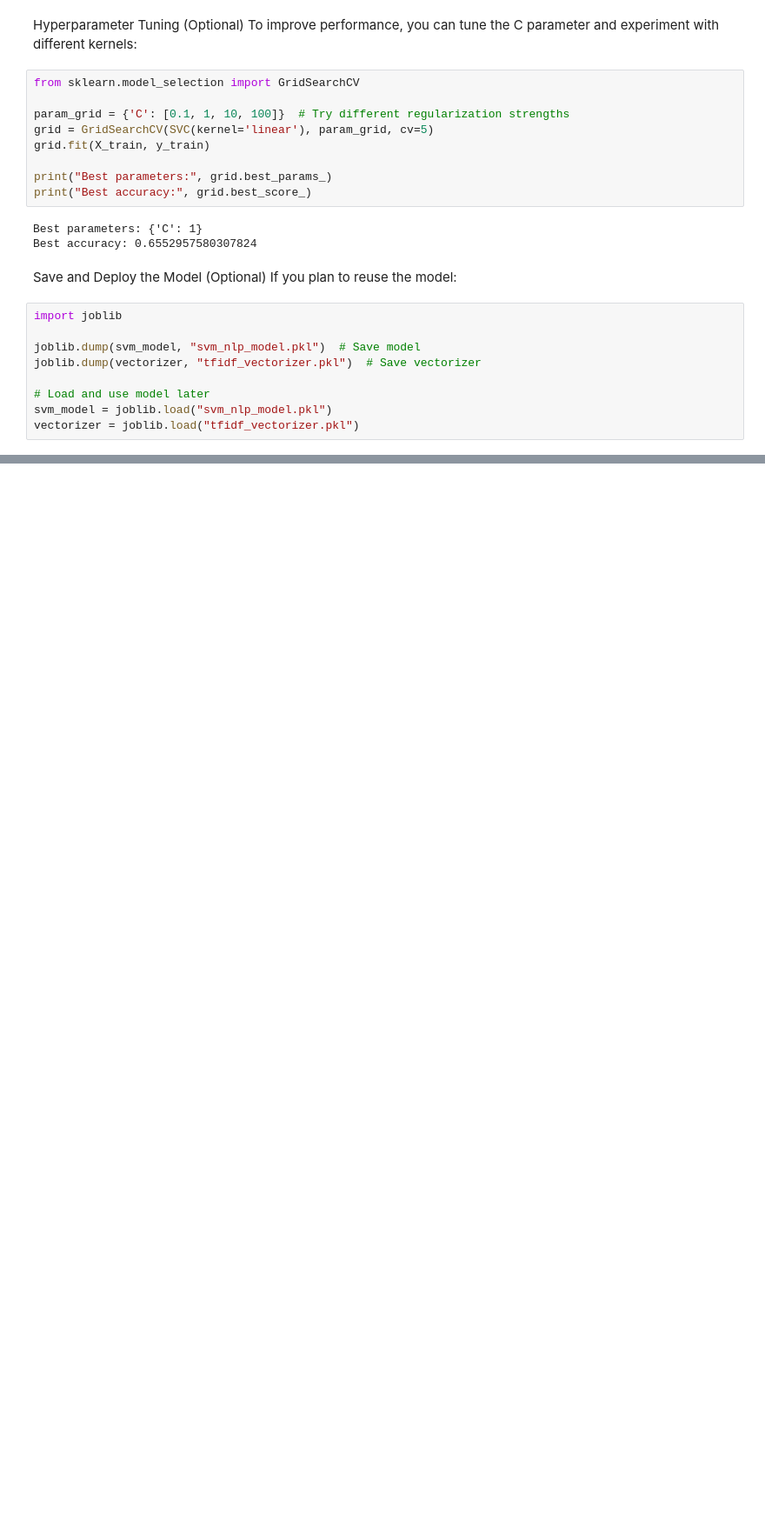
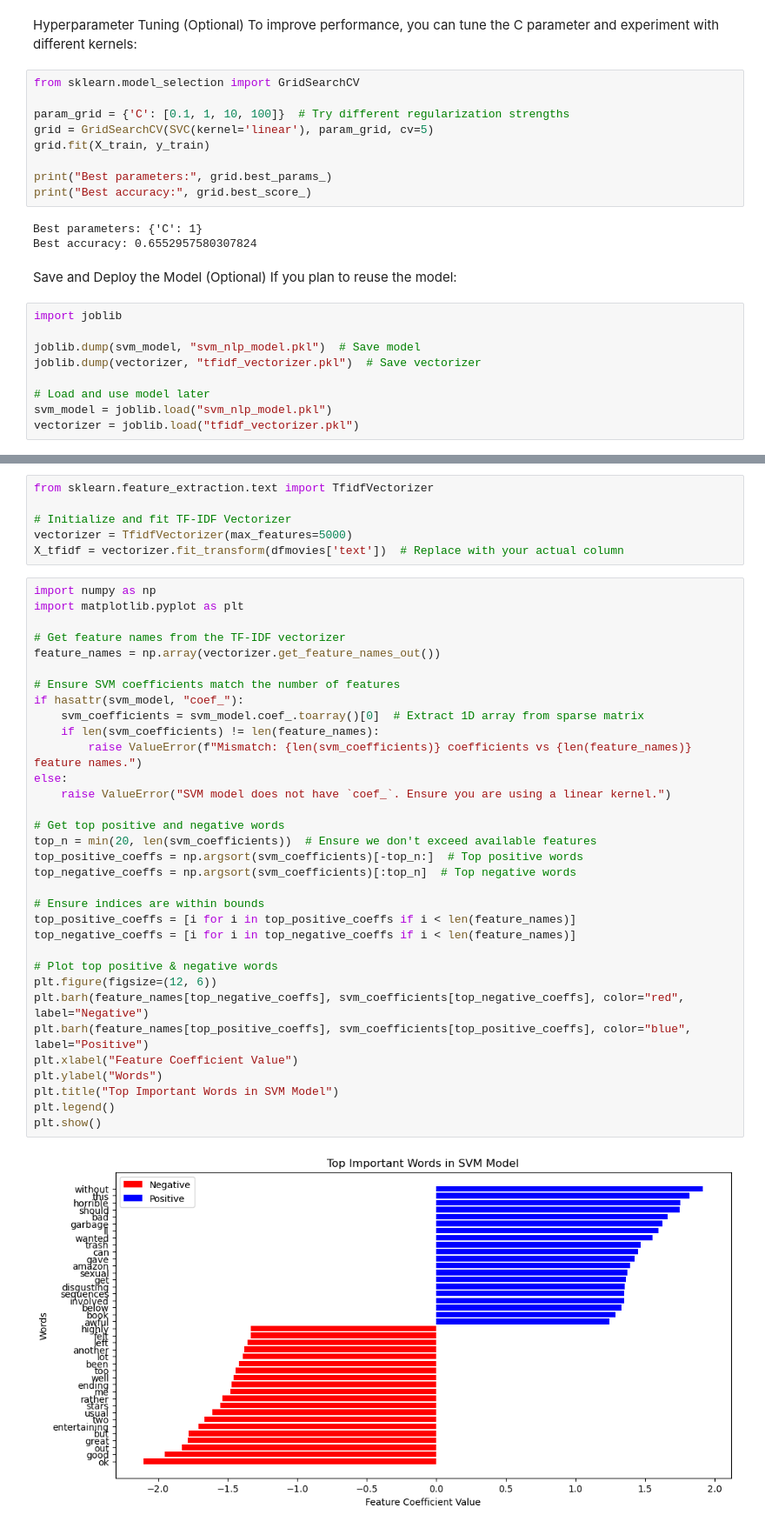
Before and after one commit to WambuiMunene/Grp_1_Capstone-Project, a Jupyter notebook: nelima 2.ipynb, the cells around one changed output, grey strips where cells are left out. Shown at 87% size. Saved outputs shown, nothing was run; the diff lists cells and outputs as text; blank space fills up the shorter version.

Commit message:
model comparison

```diff
--- a/nelima 2.ipynb
+++ b/nelima 2.ipynb
@@ -381,0 +384,41 @@ vectorizer = joblib.load("tfidf_vectorizer.pkl")
+# %%
+from sklearn.feature_extraction.text import TfidfVectorizer
+
+# Initialize and fit TF-IDF Vectorizer
+vectorizer = TfidfVectorizer(max_features=5000)
+X_tfidf = vectorizer.fit_transform(dfmovies['text'])  # Replace with your actual column
+# %%
+import numpy as np
+import matplotlib.pyplot as plt
+
+# Get feature names from the TF-IDF vectorizer
+feature_names = np.array(vectorizer.get_feature_names_out())
+
+# Ensure SVM coefficients match the number of features
+if hasattr(svm_model, "coef_"):
+    svm_coefficients = svm_model.coef_.toarray()[0]  # Extract 1D array from sparse matrix
+    if len(svm_coefficients) != len(feature_names):
+        raise ValueError(f"Mismatch: {len(svm_coefficients)} coefficients vs {len(feature_names)} feature names.")
+else:
+    raise ValueError("SVM model does not have `coef_`. Ensure you are using a linear kernel.")
+
+# Get top positive and negative words
+top_n = min(20, len(svm_coefficients))  # Ensure we don't exceed available features
+top_positive_coeffs = np.argsort(svm_coefficients)[-top_n:]  # Top positive words
+top_negative_coeffs = np.argsort(svm_coefficients)[:top_n]  # Top negative words
+
+# Ensure indices are within bounds
+top_positive_coeffs = [i for i in top_positive_coeffs if i < len(feature_names)]
+top_negative_coeffs = [i for i in top_negative_coeffs if i < len(feature_names)]
+
+# Plot top positive & negative words
+plt.figure(figsize=(12, 6))
+plt.barh(feature_names[top_negative_coeffs], svm_coefficients[top_negative_coeffs], color="red", label="Negative")
+plt.barh(feature_names[top_positive_coeffs], svm_coefficients[top_positive_coeffs], color="blue", label="Positive")
+plt.xlabel("Feature Coefficient Value")
+plt.ylabel("Words")
+plt.title("Top Important Words in SVM Model")
+plt.legend()
+plt.show()
+# %% [output]
+[figure, added]
```
Also changed, not shown: parts of 17 cells of this notebook, 1 other file.
